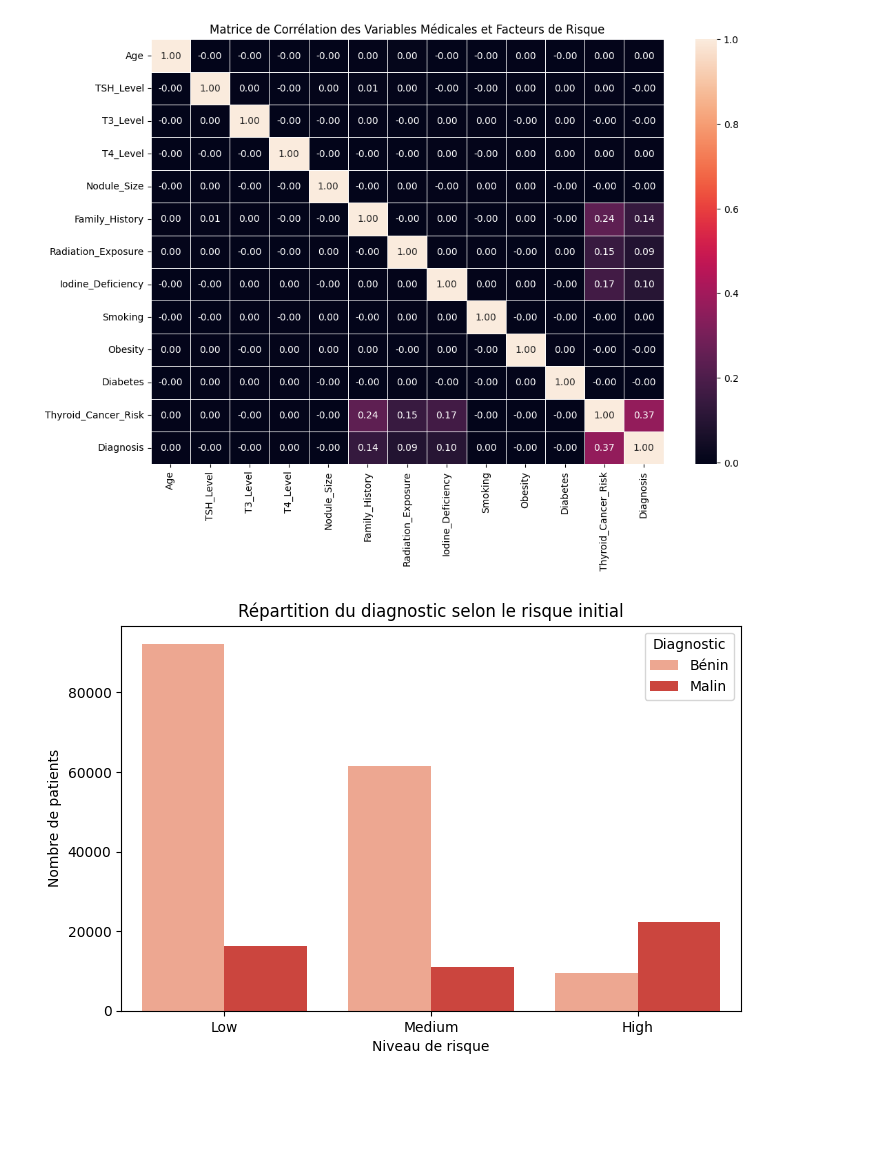
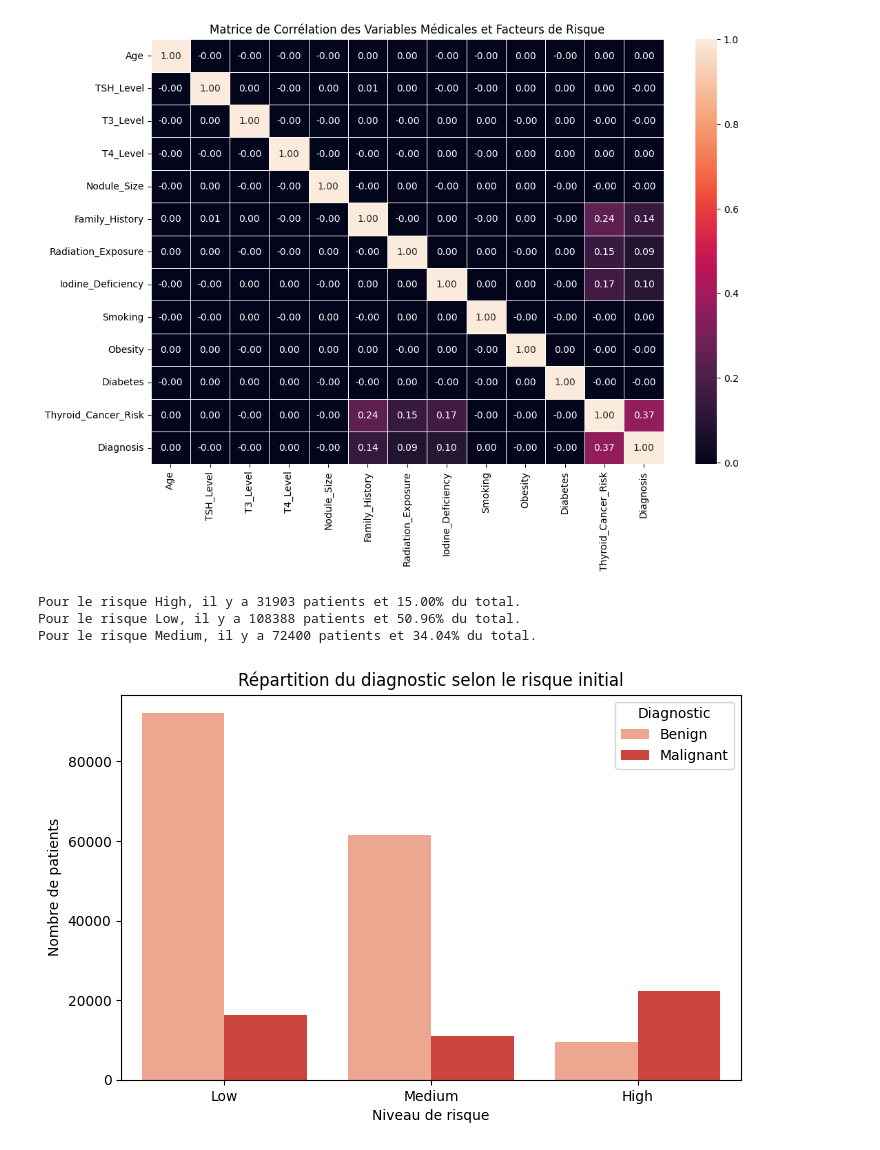
Before and after one commit to Death4Sword/ML_Cancer_Risk_Project, a Jupyter notebook: analyse_exploratoire.ipynb, the cells around one changed output. Saved outputs shown, nothing was run; the diff lists cells and outputs as text; code cells hidden in the pictures; blank space fills up the shorter version.

```diff
--- a/analyse_exploratoire.ipynb
+++ b/analyse_exploratoire.ipynb
@@ -206,11 +217,23 @@ plt.show()
 # %%
 plt.figure(figsize=(8, 5))
 sns.countplot(x="Thyroid_Cancer_Risk", hue="Diagnosis", data=df, palette="Reds")
+# pourcentage sur le graph par risque
+
+total_count = df.shape[0]
+for group, df_group in df.groupby('Thyroid_Cancer_Risk'):
+    count = df_group.shape[0]
+    percentage = count / total_count * 100
+    print(f"Pour le risque {group}, il y a {count} patients et {percentage:.2f}% du total.")
 
 plt.title("Répartition du diagnostic selon le risque initial")
 plt.xlabel("Niveau de risque")
 plt.ylabel("Nombre de patients")
-plt.legend(title="Diagnostic", labels=["Bénin", "Malin"])
+plt.legend(title="Diagnostic", labels=["Benign", "Malignant"])
+
+# pourcentage
 plt.show()
 # %% [output]
+Pour le risque High, il y a 31903 patients et 15.00% du total.
+Pour le risque Low, il y a 108388 patients et 50.96% du total.
+Pour le risque Medium, il y a 72400 patients et 34.04% du total.
-[figure, old version]
+[figure, new version]
```
Also changed, not shown: parts of 4 cells of this notebook, 1 other file.
